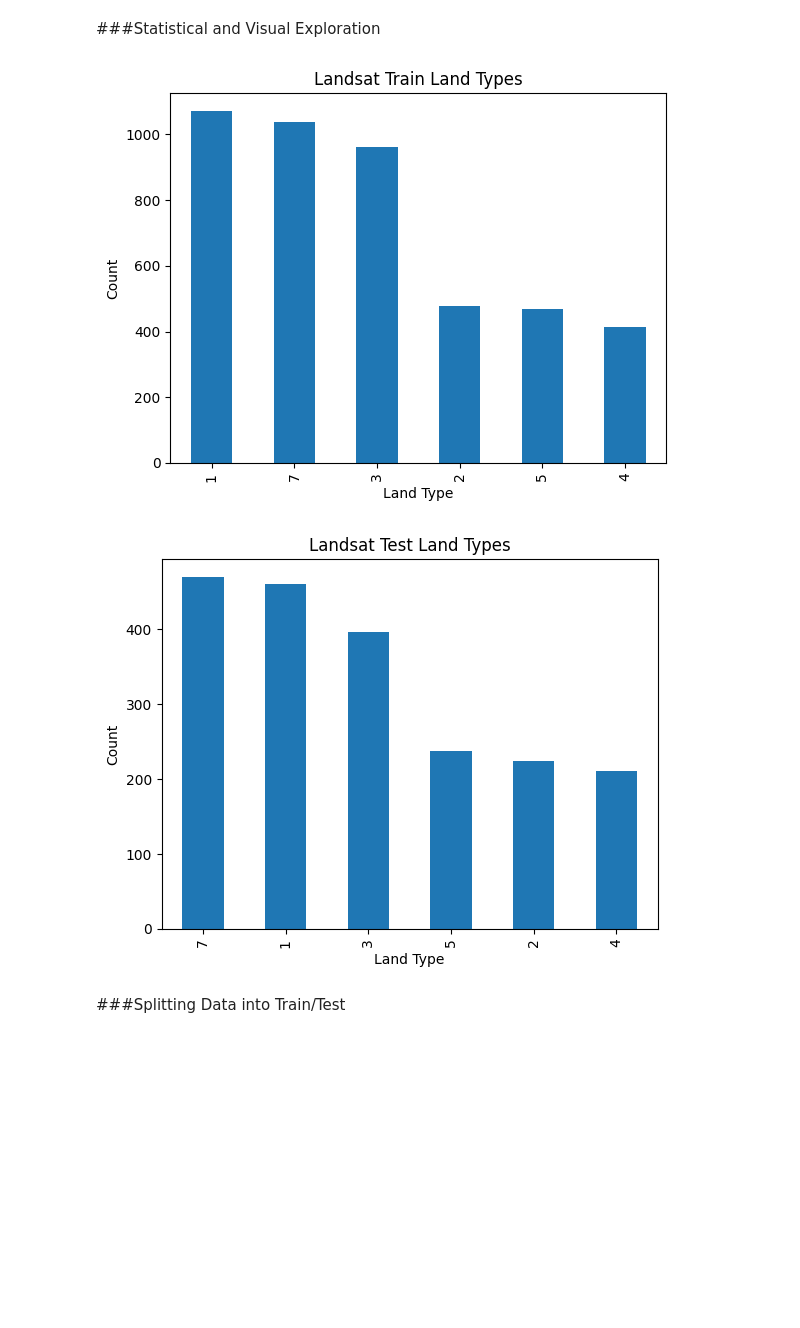
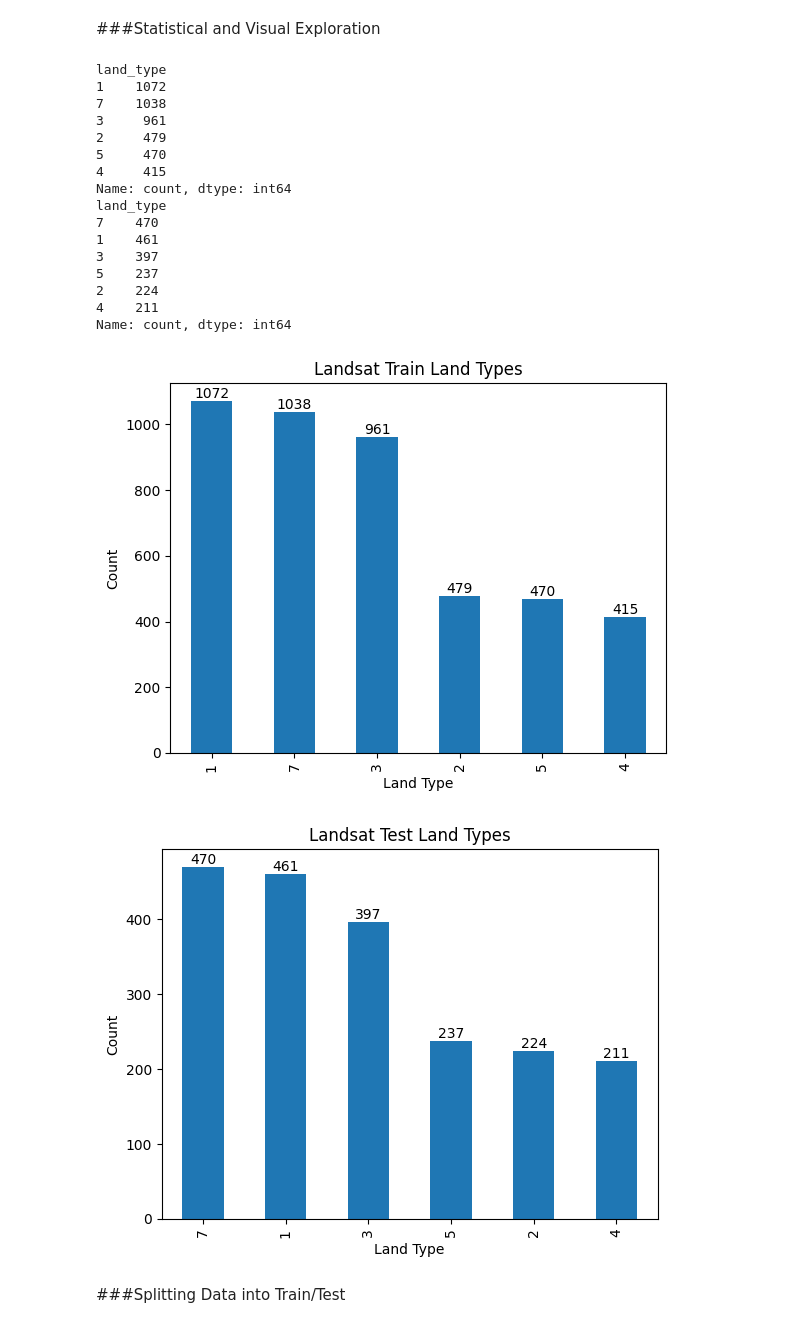
Before and after one commit to ToshiroHJJZ/Machine_Learning_in_the_Cloud, a Jupyter notebook: MLA5_JP.ipynb, the cells around one changed output. Cells and saved outputs as stored; diff of their text form; code cells hidden in the pictures; blank space fills up the shorter version.

```diff
--- a/MLA5_JP.ipynb
+++ b/MLA5_JP.ipynb
@@ -70,23 +51,45 @@ landsat_test = pd.read_csv('/content/drive/MyDrive/MLA5_JP/landsat_test.csv')
 # %% [markdown]
 ###Statistical and Visual Exploration
 # %%
+import pandas as pd
+import matplotlib.pyplot as plt
 
-# prompt: Create bar plots to display the number of land types. One barplot for landsat_train and one barplot for landsat_test.
+# Display the number of land types for landsat_train and landsat_test (two different plots):
+print(landsat_train['land_type'].value_counts())
+print(landsat_test['land_type'].value_counts())
 
 # Bar plot for landsat_train land types
-landsat_train['land_type'].value_counts().plot(kind='bar', title='Landsat Train Land Types')
+ax = landsat_train['land_type'].value_counts().plot(kind='bar', title='Landsat Train Land Types')
 plt.xlabel('Land Type')
 plt.ylabel('Count')
+ax.bar_label(ax.containers[0])  # Add labels to the bars
 plt.show()
 
 # Bar plot for landsat_test land types
-landsat_test['land_type'].value_counts().plot(kind='bar', title='Landsat Test Land Types')
+ax = landsat_test['land_type'].value_counts().plot(kind='bar', title='Landsat Test Land Types')
 plt.xlabel('Land Type')
 plt.ylabel('Count')
+ax.bar_label(ax.containers[0])  # Add labels to the bars
 plt.show()
 # %% [output]
+land_type
+1    1072
+7    1038
+3     961
+2     479
+5     470
+4     415
+Name: count, dtype: int64
+land_type
+7    470
+1    461
+3    397
+5    237
+2    224
+4    211
+Name: count, dtype: int64
-[figure, old version]
+[figure, new version]
-[figure, old version]
+[figure, new version]
 # %% [markdown]
 ###Splitting Data into Train/Test
 # %%
```
Also changed, not shown: parts of 30 cells of this notebook.
